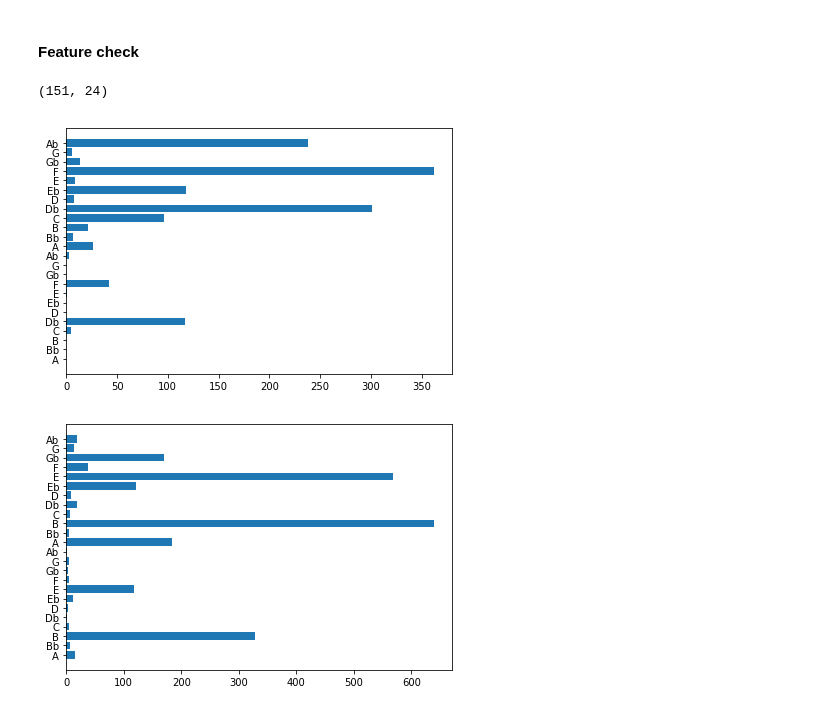
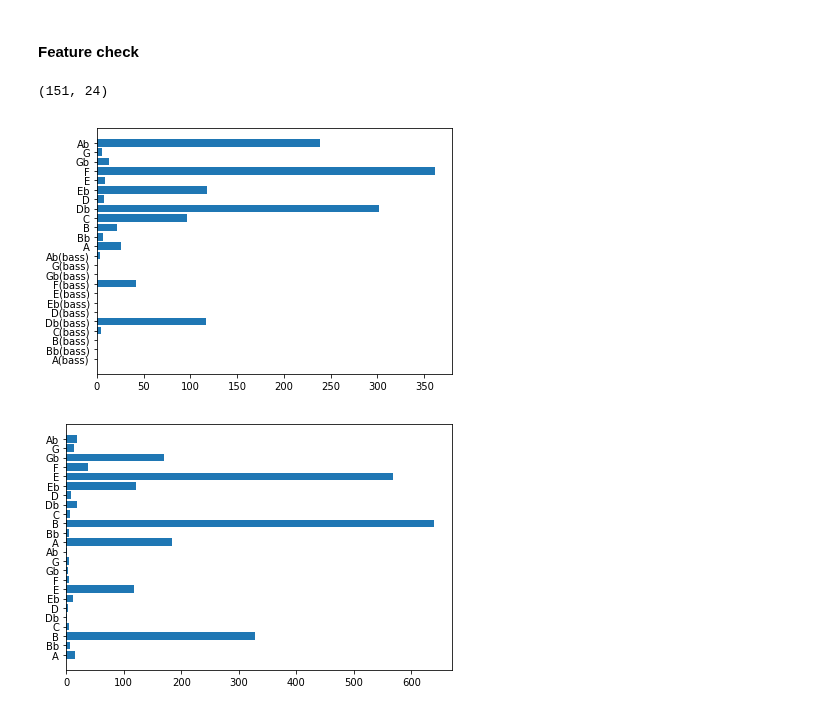
Before and after one commit to cjbayron/autochord, a Jupyter notebook: data_analysis.ipynb, the cells around one changed output. Cells and saved outputs as stored; diff of their text form; code cells hidden in the pictures.

```diff
--- a/data_analysis.ipynb
+++ b/data_analysis.ipynb
@@ -723,17 +723,17 @@ def generate_chroma_from_wav(audio_fn, params={'rollon': 1.0}):
 # %%
 import matplotlib.pyplot as plt
 %matplotlib inline
 
 #notes = ['C','Db','D','Eb','E','F','Gb','G','Ab','A','Bb','B'] # this is WRONG!!!!
 notes = ['A','Bb','B', 'C','Db','D','Eb','E','F','Gb','G','Ab']
 cmx = generate_chroma_from_wav('data/freesound/c_major.wav')
 print(cmx.shape)
 plt.barh(range(24), np.sum(cmx,axis=0))
-plt.yticks(range(24), notes+notes)
+plt.yticks(range(24), _CHROMA_FEAT_NAMES)
 plt.tight_layout()
 # %% [output]
 (151, 24)
-[figure, old version]
+[figure, new version]
 # %%
 cmx = generate_chroma_from_wav('data/freesound/a_major.wav')
 plt.barh(range(24), np.sum(cmx,axis=0))
```
Also changed, not shown: 2 other files.
